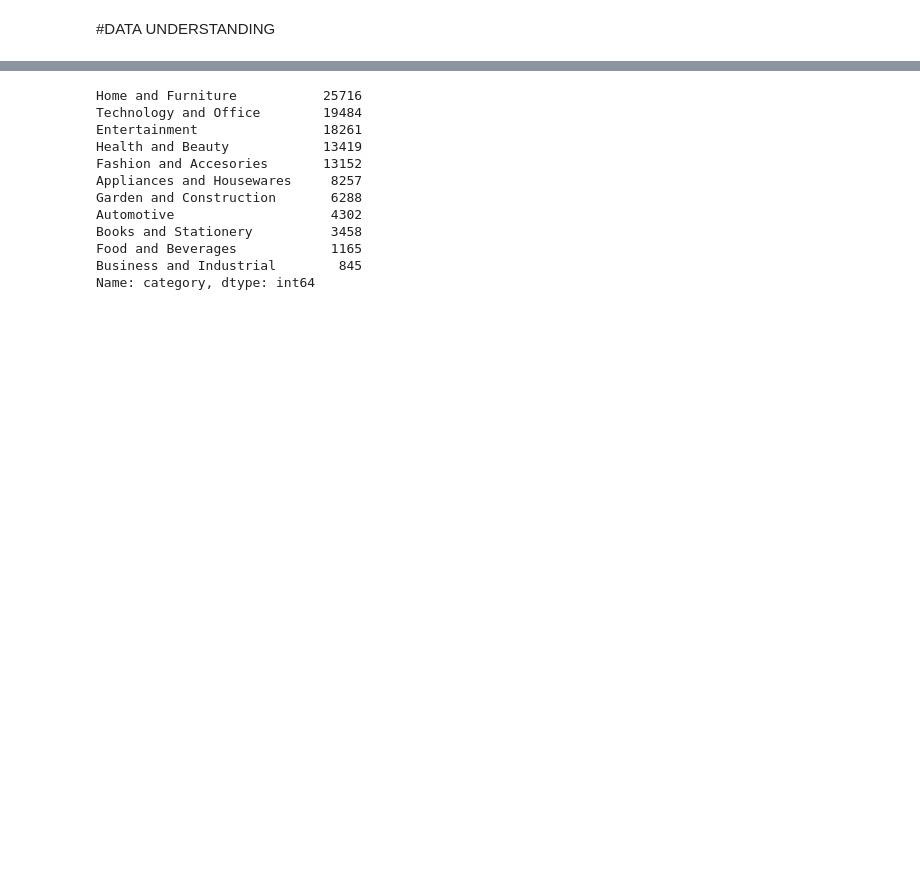
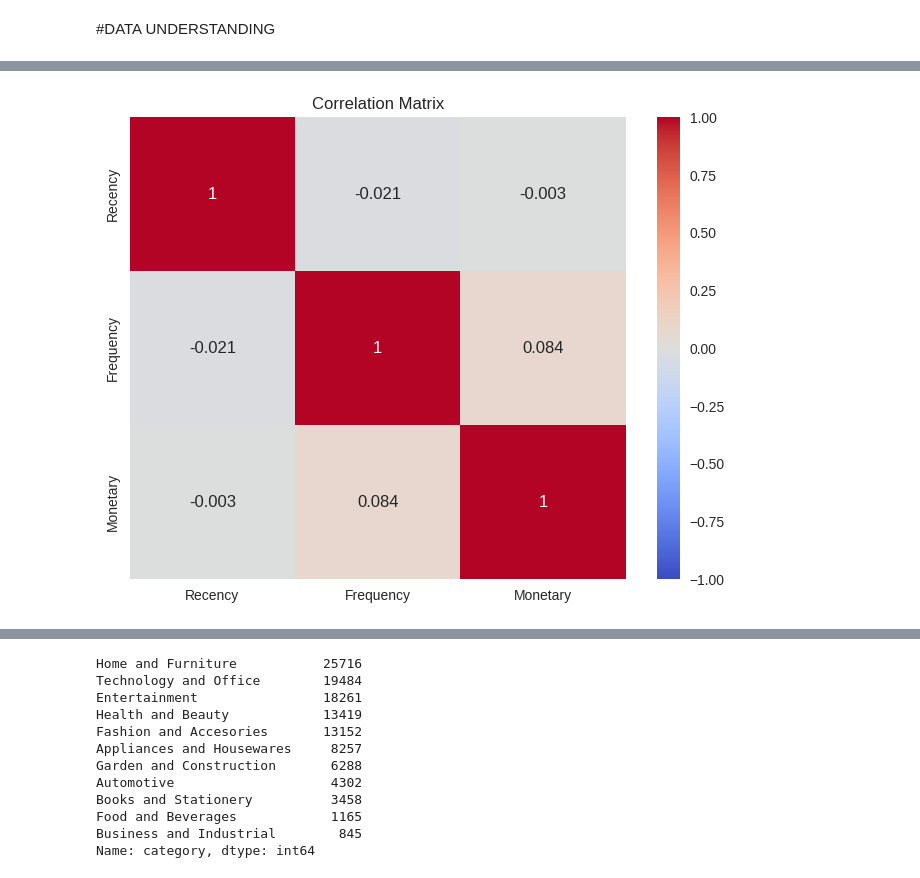
Before and after one commit to Pablocodes1993/finalproject, a Jupyter notebook: CUSTOMER_SEGMENTATION_USING_UNSUPERVISED_METHODS_AND_RFM.ipynb, the cells around one changed output, grey strips where cells are left out. Drawn from its saved outputs; the diff is of its cells as text; code cells hidden in the pictures; blank space fills up the shorter version.

```diff
--- a/CUSTOMER_SEGMENTATION_USING_UNSUPERVISED_METHODS_AND_RFM.ipynb
+++ b/CUSTOMER_SEGMENTATION_USING_UNSUPERVISED_METHODS_AND_RFM.ipynb
@@ -1028,0 +433,9 @@ Name: product_category_name_english, Length: 71, dtype: int64
+# %%
+
+
+# Convert 'order_purchase_timestamp' to datetime type
+olist_df_cleaned['order_purchase_timestamp'] = pd.to_datetime(olist_df_cleaned['order_purchase_timestamp'])
+
+# Set the date for analysis
+current_date = olist_df_cleaned['order_purchase_timestamp'].max() + pd.DateOffset(days=1)
+print(current_date)
@@ -1028,0 +646,11 @@ Name: product_category_name_english, Length: 71, dtype: int64
+# %%
+correlation_matrix = RFM_df[['Recency', 'Frequency', 'Monetary']].corr()
+
+
+# Plot the correlation matrix as a heatmap
+plt.figure(figsize=(8, 6))
+sns.heatmap(correlation_matrix, annot=True, cmap='coolwarm', vmin=-1, vmax=1)
+plt.title('Correlation Matrix')
+plt.show()
+# %% [output]
+[figure, added]
```
Also changed, not shown: parts of 83 cells of this notebook.
